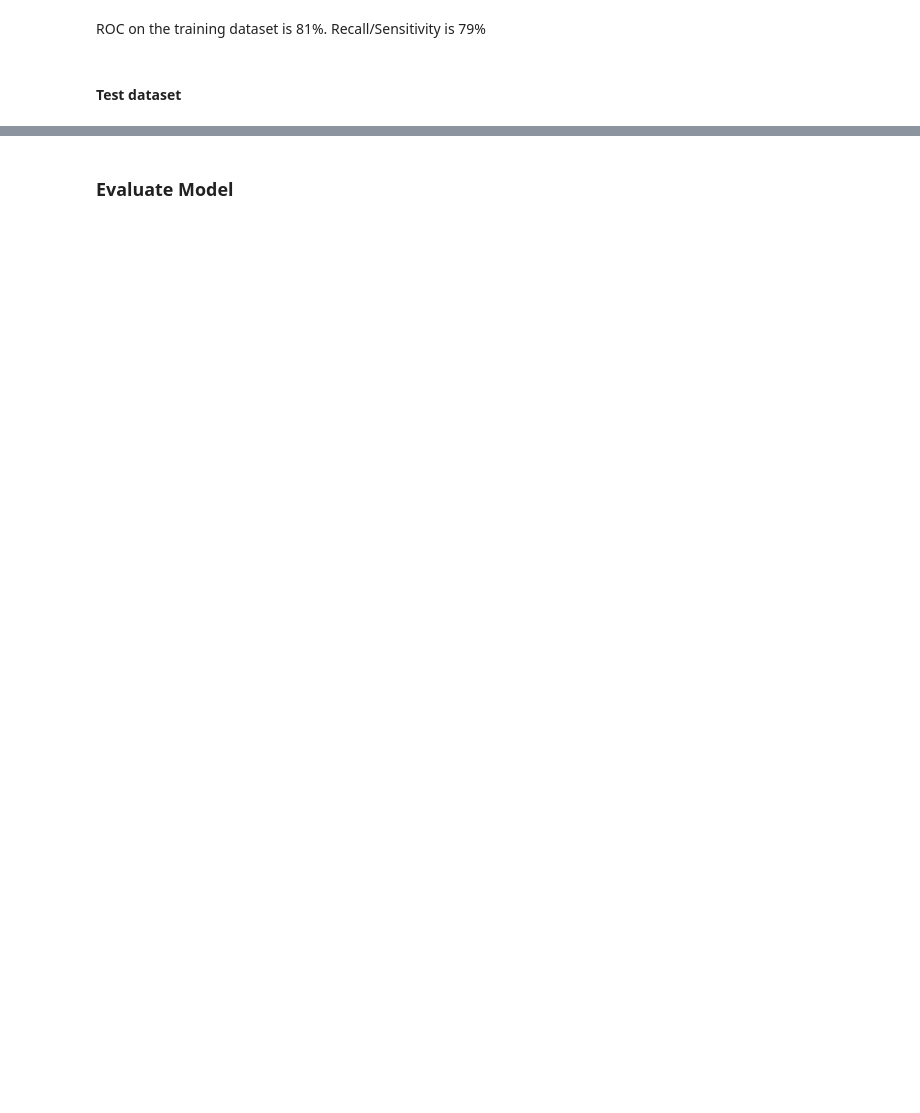
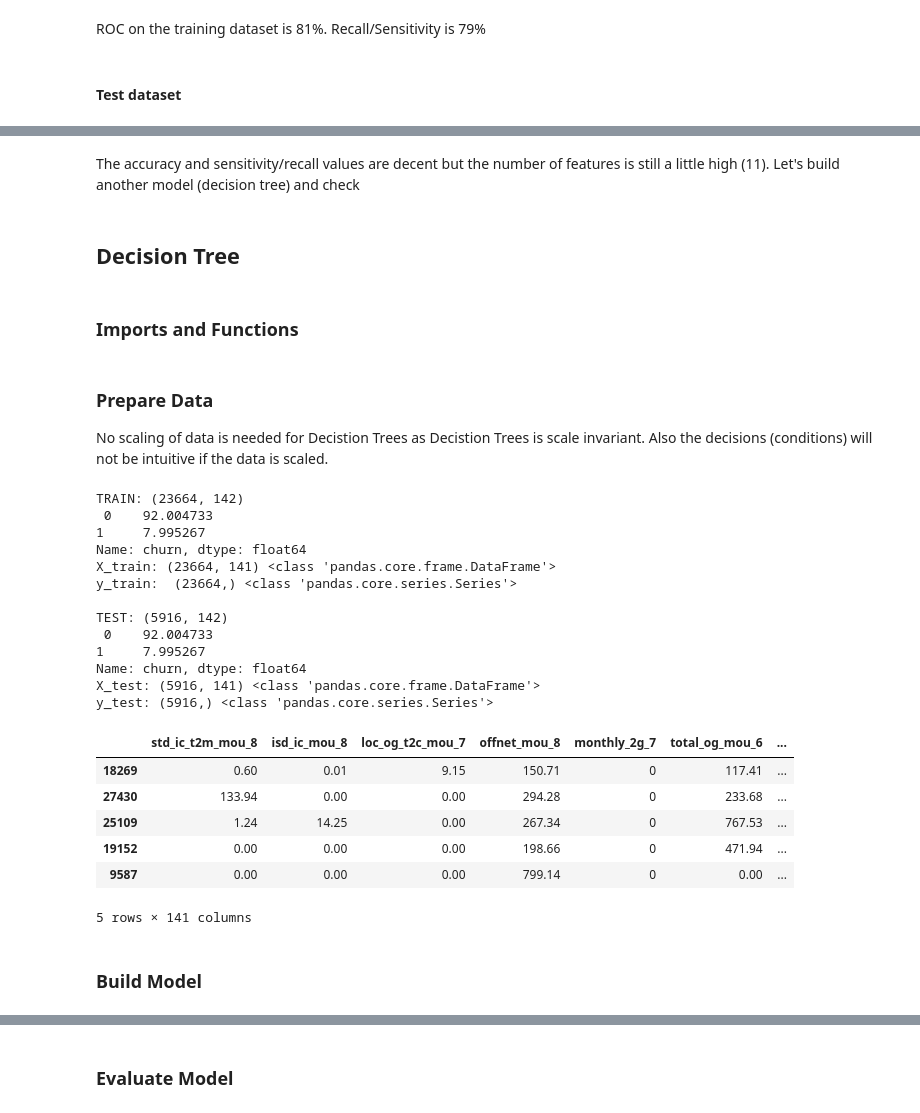
Before and after one commit to sreedevigattu/telecomchurn, a Jupyter notebook: telecomchurn.ipynb, the cells around one changed output, grey strips where cells are left out. Drawn from its saved outputs; the diff is of its cells as text; code cells hidden in the pictures; blank space fills up the shorter version.

Commit message:
decision tree with class weights, non-scaled data

````diff
--- a/telecomchurn.ipynb
+++ b/telecomchurn.ipynb
@@ -1945,0 +2203,6 @@ print("Features in the model", len(features_2), features_2)
+# %% [markdown]
+The accuracy and sensitivity/recall values are decent but the number of features is still a little high (11). Let's build another model (decision tree) and check
+# %% [markdown]
+## Decision Tree
+# %% [markdown]
+### Imports and Functions
@@ -1945,0 +2226,47 @@ print("Features in the model", len(features_2), features_2)
+# %% [markdown]
+### Prepare Data
+No scaling of data is needed for Decistion Trees as Decistion Trees is scale invariant. Also the decisions (conditions) will not be intuitive if the data is scaled.
+# %%
+# Split df into train and test.
+
+# Note: Use ```stratify``` to preserve the poportion of the target variable churn=1 & churn=0 in train and test datasets
+df_train, df_test = train_test_split(df, test_size=0.2, random_state=42, stratify=df[COL_TARGET])
+
+# Create X_train & y_train
+print("TRAIN:", df_train.shape,"\n", df_train[COL_TARGET].value_counts(normalize=True)*100)
+X_train_4 = df_train[list(set(COLS)-set([COL_TARGET]))]
+y_train_4 = df_train[COL_TARGET]
+print(f"X_train: {X_train_4.shape} {type(X_train_4)}")
+print(f"y_train:  {y_train_4.shape} {type(y_train_4)}", "\n")
+
+# Create X_test & y_test
+print("TEST:" , df_test.shape, "\n", df_test[COL_TARGET].value_counts(normalize=True)*100)
+X_test_4 = df_test[list(set(COLS)-set([COL_TARGET]))]
+y_test_4 = df_test[COL_TARGET]
+print(f"X_test: {X_test_4.shape} {type(X_test_4)}")
+print(f"y_test: {y_test_4.shape} {type(y_test_4)}")
+
+X_train_4.head()
+# %% [output]
+TRAIN: (23664, 142)
+ 0    92.004733
+1     7.995267
+Name: churn, dtype: float64
+X_train: (23664, 141) <class 'pandas.core.frame.DataFrame'>
+y_train:  (23664,) <class 'pandas.core.series.Series'>
+
+TEST: (5916, 142)
+ 0    92.004733
+1     7.995267
+Name: churn, dtype: float64
+X_test: (5916, 141) <class 'pandas.core.frame.DataFrame'>
+y_test: (5916,) <class 'pandas.core.series.Series'>
+|  | std_ic_t2m_mou_8 | isd_ic_mou_8 | loc_og_t2c_mou_7 | offnet_mou_8 | monthly_2g_7 | total_og_mou_6 | ... |
+| 18269 | 0.60 | 0.01 | 9.15 | 150.71 | 0 | 117.41 | ... |
+| 27430 | 133.94 | 0.00 | 0.00 | 294.28 | 0 | 233.68 | ... |
+| 25109 | 1.24 | 14.25 | 0.00 | 267.34 | 0 | 767.53 | ... |
+| 19152 | 0.00 | 0.00 | 0.00 | 198.66 | 0 | 471.94 | ... |
+| 9587 | 0.00 | 0.00 | 0.00 | 799.14 | 0 | 0.00 | ... |
+5 rows × 141 columns
+# %% [markdown]
+### Build Model
````
Also changed, not shown: parts of 153 cells of this notebook.
